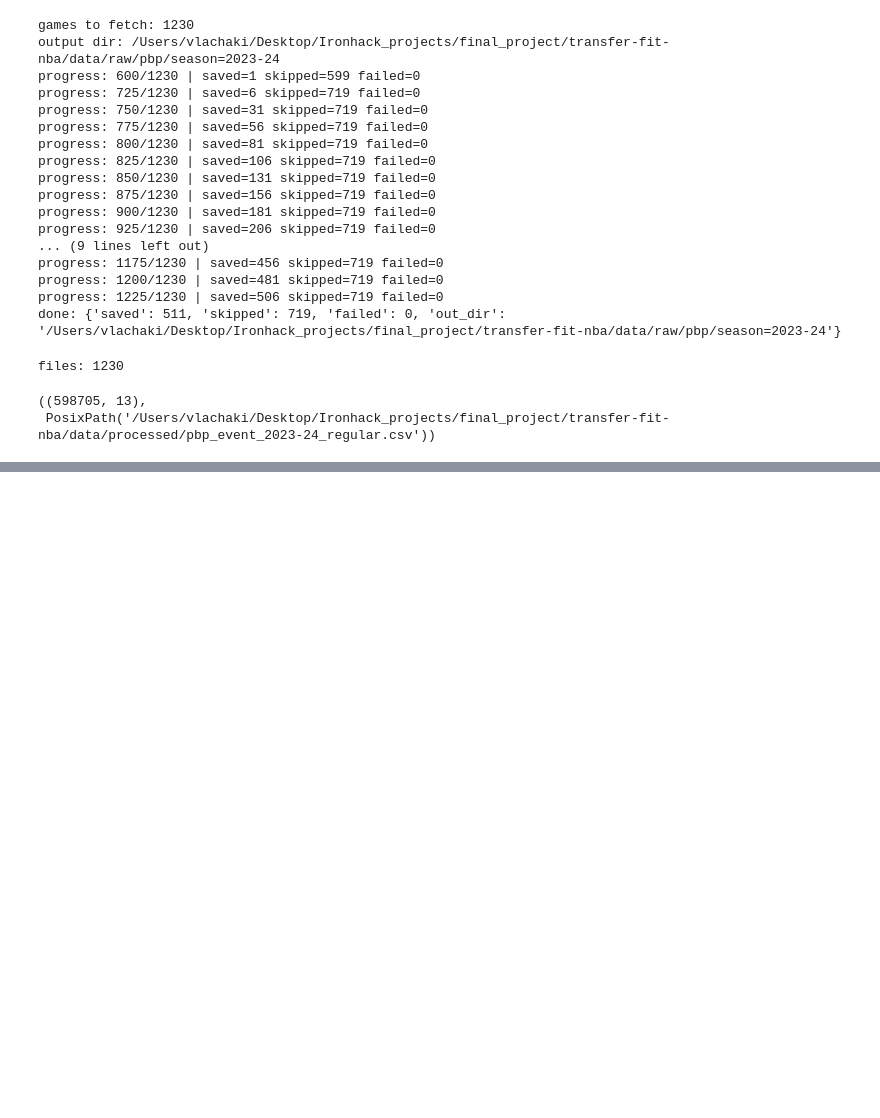
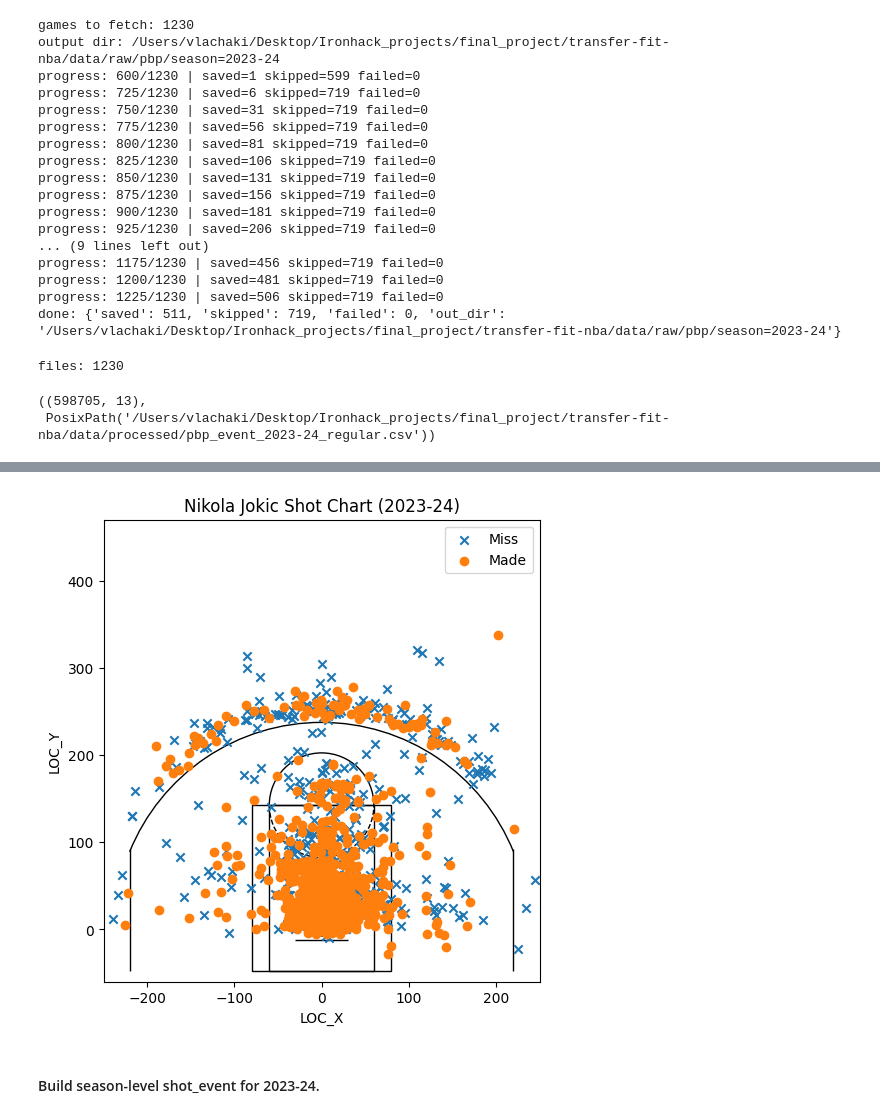
Before and after one commit to ChVlachakis/transfer-fit-nba, a Jupyter notebook: notebooks/00_ingest_entities.ipynb, the cells around one changed output, grey strips where cells are left out. Cells and saved outputs as stored; diff of their text form; code cells hidden in the pictures; blank space fills up the shorter version.

```diff
--- a/notebooks/00_ingest_entities.ipynb
+++ b/notebooks/00_ingest_entities.ipynb
@@ -554,0 +685,7 @@ files: 1230
+# %%
+%matplotlib inline
+plot_shots_with_court(shots_raw, "Nikola Jokic Shot Chart (2023-24)")
+# %% [output]
+[figure, added]
+# %% [markdown]
+#### Build season-level shot_event for 2023-24.
```
Also changed, not shown: parts of 122 cells of this notebook.
